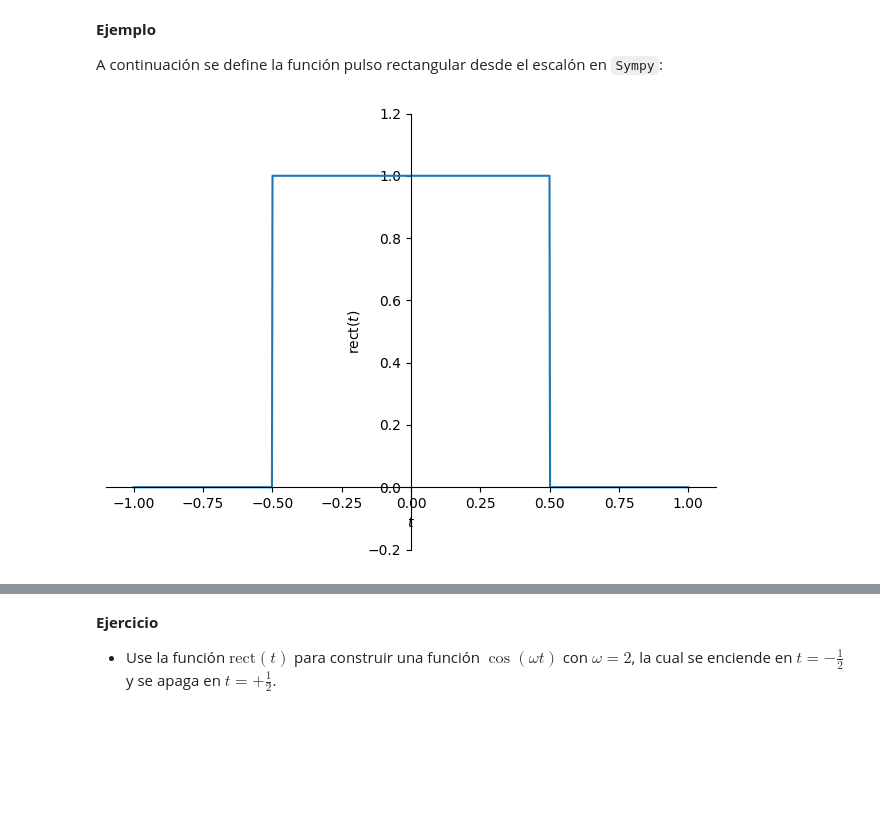
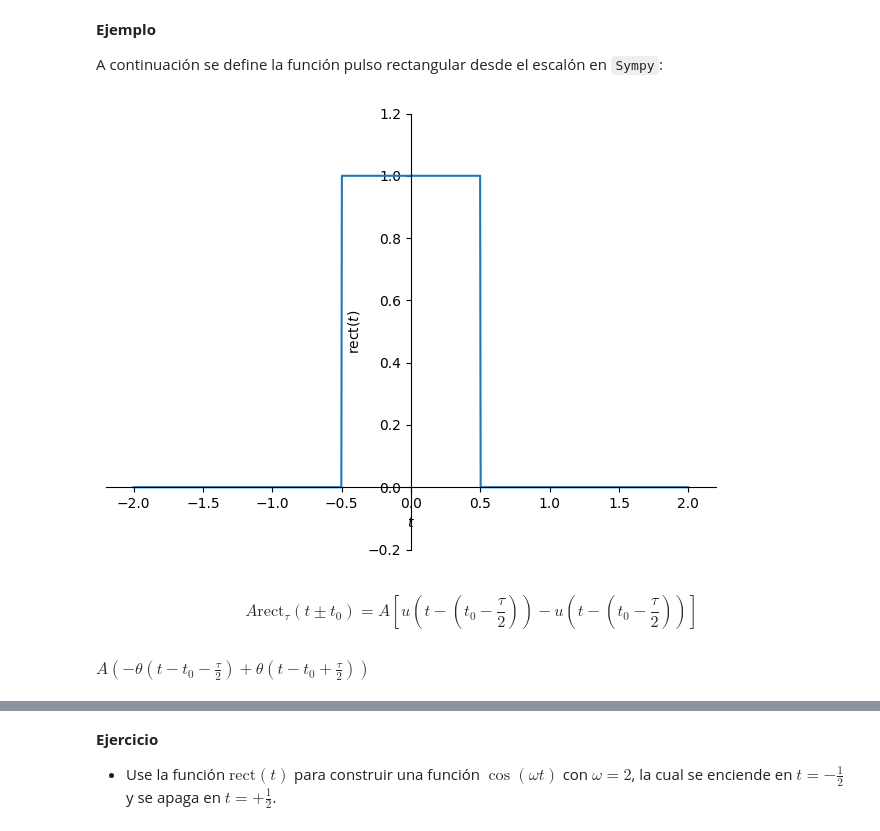
Before and after one commit to jomendietad/SenalesYSistemas, a Jupyter notebook: Ejercicio2SyS.ipynb, the cells around one changed output, grey strips where cells are left out. Saved outputs shown, nothing was run; the diff lists cells and outputs as text; code cells hidden in the pictures; blank space fills up the shorter version.

```diff
--- a/Ejercicio2SyS.ipynb
+++ b/Ejercicio2SyS.ipynb
@@ -258,6 +258,16 @@ class rect(sym.Function): #clase/objeto tipo sympy
     def eval(cls, arg):
         return sym.Heaviside(arg + sym.S.Half) - sym.Heaviside(arg - sym.S.Half)
 # %%
-sym.plot(rect(t), (t, -1, 1), ylim=[-0.2, 1.2], ylabel=r'rect$(t)$');
+sym.plot(rect(t), (t, -2, 2), ylim=[-0.2, 1.2], ylabel=r'rect$(t)$');
 # %% [output]
-[figure, old version]
+[figure, new version]
+# %% [markdown]
+$$A\text{rect}_τ(t ± t_0)= A\left[u\left(t-\left(t_0-\frac{τ}{2}\right)\right)-u\left(t-\left(t_0-\frac{τ}{2}\right)\right)\right]$$
+# %%
+t, tau, t0, A = sym.symbols('t tau t0 A', real=True)
+u1=sym.Heaviside(t-(t0-tau/2))
+u2=sym.Heaviside(t-(t0+tau/2))
+rect_=A*(u1-u2)
+rect_
+# %% [output]
+$\displaystyle A \left(- \theta\left(t - t_{0} - \frac{\tau}{2}\right) + \theta\left(t - t_{0} + \frac{\tau}{2}\right)\right)$
```
Also changed, not shown: parts of 14 cells of this notebook.
